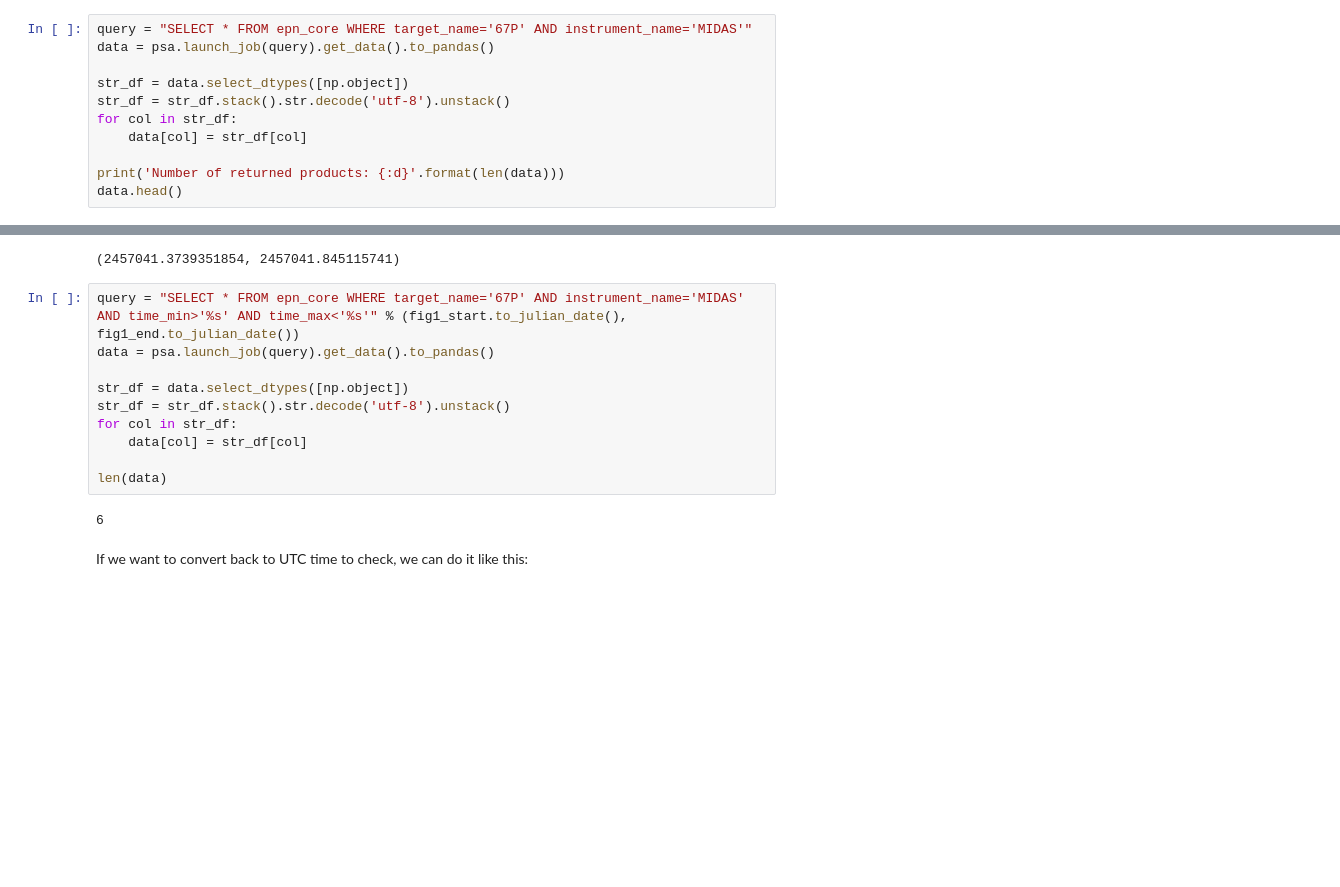
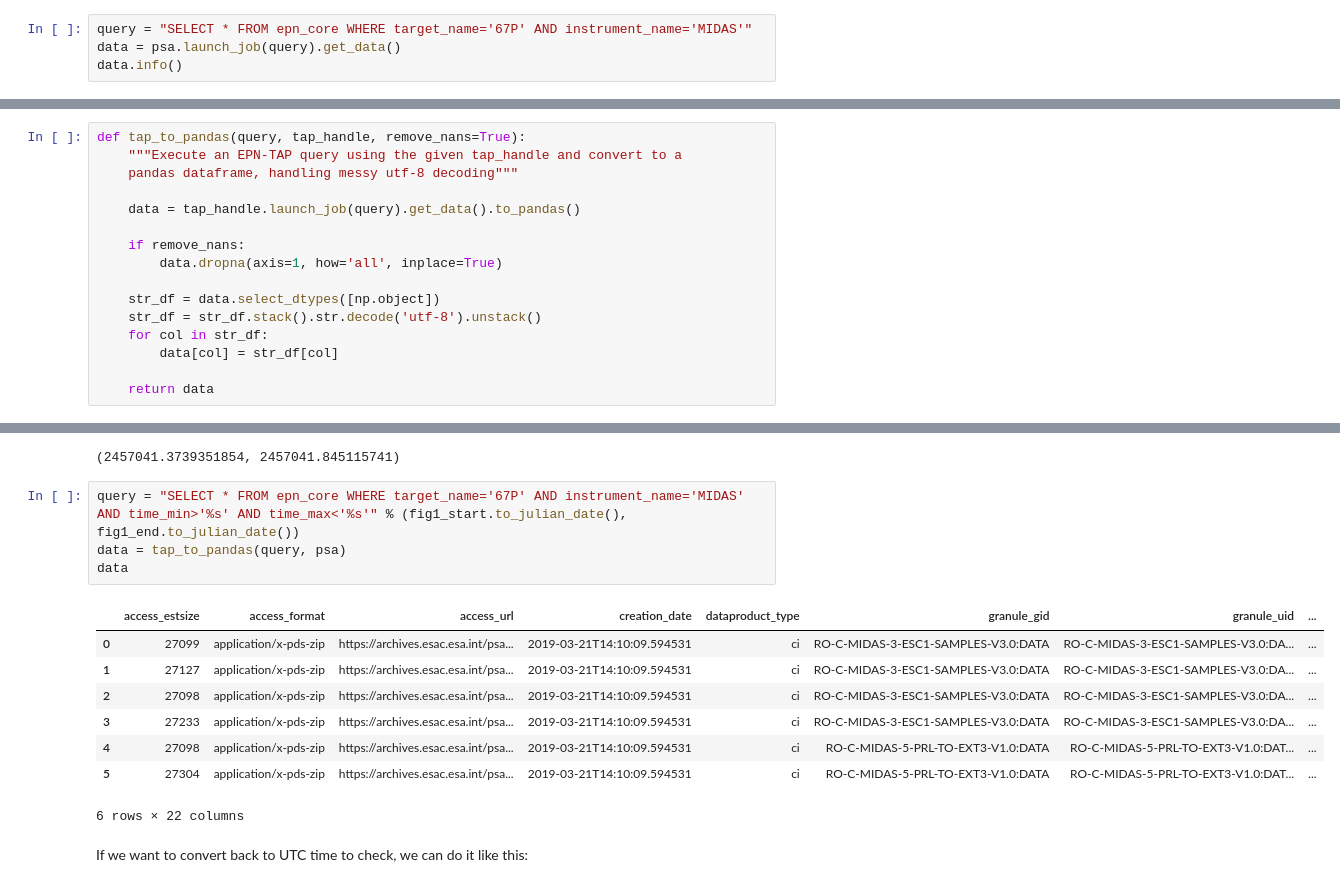
Before and after one commit to msbentley/midas-analysis, a Jupyter notebook: midas-analysis.ipynb, the cells around one changed output, grey strips where cells are left out. Drawn from its saved outputs; the diff is of its cells as text; blank space fills up the shorter version.

```diff
--- a/midas-analysis.ipynb
+++ b/midas-analysis.ipynb
@@ -81,12 +85,5 @@ Table masked=True length=10
 # %%
 query = "SELECT * FROM epn_core WHERE target_name='67P' AND instrument_name='MIDAS'"
-data = psa.launch_job(query).get_data().to_pandas()
-
-str_df = data.select_dtypes([np.object])
-str_df = str_df.stack().str.decode('utf-8').unstack()
-for col in str_df:
-    data[col] = str_df[col]
-
-print('Number of returned products: {:d}'.format(len(data)))
-data.head()
+data = psa.launch_job(query).get_data()
+data.info()
 # %% [output]
@@ -102,0 +111,16 @@ The 2k limit on products here is the limit in AstroQuery for synchronous queries
+# %%
+def tap_to_pandas(query, tap_handle, remove_nans=True):
+    """Execute an EPN-TAP query using the given tap_handle and convert to a
+    pandas dataframe, handling messy utf-8 decoding"""
+
+    data = tap_handle.launch_job(query).get_data().to_pandas()
+
+    if remove_nans:
+        data.dropna(axis=1, how='all', inplace=True)
+
+    str_df = data.select_dtypes([np.object])
+    str_df = str_df.stack().str.decode('utf-8').unstack()
+    for col in str_df:
+        data[col] = str_df[col]
+
+    return data
@@ -132,16 +169,17 @@ fig1_start.to_julian_date(), fig1_end.to_julian_date()
 (2457041.3739351854, 2457041.845115741)
 # %%
 query = "SELECT * FROM epn_core WHERE target_name='67P' AND instrument_name='MIDAS' AND time_min>'%s' AND time_max<'%s'" % (fig1_start.to_julian_date(), fig1_end.to_julian_date())
-data = psa.launch_job(query).get_data().to_pandas()
-
-str_df = data.select_dtypes([np.object])
-str_df = str_df.stack().str.decode('utf-8').unstack()
-for col in str_df:
-    data[col] = str_df[col]
-
-len(data)
+data = tap_to_pandas(query, psa)
+data
 # %% [output]
+|  | access_estsize | access_format | access_url | creation_date | dataproduct_type | granule_gid | granule_uid | ... |
+| 0 | 27099 | application/x-pds-zip | https://archives.esac.esa.int/psa... | 2019-03-21T14:10:09.594531 | ci | RO-C-MIDAS-3-ESC1-SAMPLES-V3.0:DATA | RO-C-MIDAS-3-ESC1-SAMPLES-V3.0:DA... | ... |
+| 1 | 27127 | application/x-pds-zip | https://archives.esac.esa.int/psa... | 2019-03-21T14:10:09.594531 | ci | RO-C-MIDAS-3-ESC1-SAMPLES-V3.0:DATA | RO-C-MIDAS-3-ESC1-SAMPLES-V3.0:DA... | ... |
+| 2 | 27098 | application/x-pds-zip | https://archives.esac.esa.int/psa... | 2019-03-21T14:10:09.594531 | ci | RO-C-MIDAS-3-ESC1-SAMPLES-V3.0:DATA | RO-C-MIDAS-3-ESC1-SAMPLES-V3.0:DA... | ... |
+| 3 | 27233 | application/x-pds-zip | https://archives.esac.esa.int/psa... | 2019-03-21T14:10:09.594531 | ci | RO-C-MIDAS-3-ESC1-SAMPLES-V3.0:DATA | RO-C-MIDAS-3-ESC1-SAMPLES-V3.0:DA... | ... |
+| 4 | 27098 | application/x-pds-zip | https://archives.esac.esa.int/psa... | 2019-03-21T14:10:09.594531 | ci | RO-C-MIDAS-5-PRL-TO-EXT3-V1.0:DATA | RO-C-MIDAS-5-PRL-TO-EXT3-V1.0:DAT... | ... |
+| 5 | 27304 | application/x-pds-zip | https://archives.esac.esa.int/psa... | 2019-03-21T14:10:09.594531 | ci | RO-C-MIDAS-5-PRL-TO-EXT3-V1.0:DATA | RO-C-MIDAS-5-PRL-TO-EXT3-V1.0:DAT... | ... |
-6
+6 rows × 22 columns
 # %% [markdown]
 If we want to convert back to UTC time to check, we can do it like this:
 # %%
```
Also changed, not shown: parts of 41 cells of this notebook.
